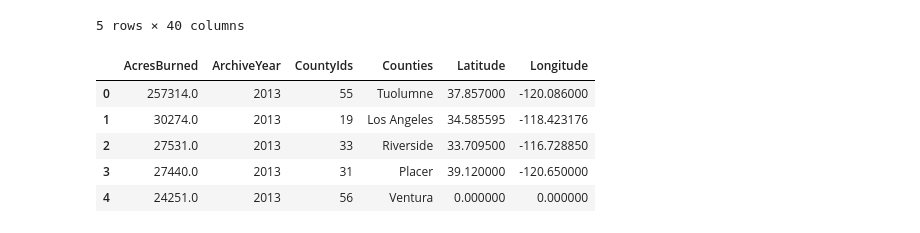
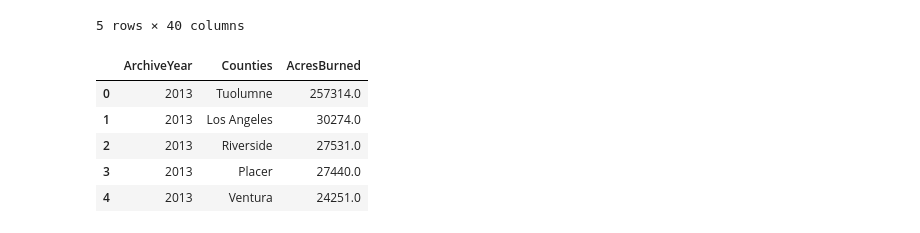
Before and after one commit to KeSavanh/Project_1, a Jupyter notebook: wildfire_analysis/WildFireAnalysis.ipynb, the cells around one changed output. Drawn from its saved outputs; the diff is of its cells as text; code cells hidden in the pictures.

```diff
--- a/wildfire_analysis/WildFireAnalysis.ipynb
+++ b/wildfire_analysis/WildFireAnalysis.ipynb
@@ -22,12 +22,12 @@ fire_data.head()
 | 4 | 24251.0 | False | Ventura County Fire/CAL FIRE | NaN | 2013 | True | /incidents/2013/5/2/springs-fire/ | ... |
 5 rows × 40 columns
 # %%
-wildfire_df = fire_data[['AcresBurned', 'ArchiveYear', 'CountyIds', 'Counties', 'Latitude', 'Longitude']]
+wildfire_df = fire_data[['ArchiveYear', 'Counties', 'AcresBurned']]
 wildfire_df.head()
 # %% [output]
-|  | AcresBurned | ArchiveYear | CountyIds | Counties | Latitude | Longitude |
-| 0 | 257314.0 | 2013 | 55 | Tuolumne | 37.857000 | -120.086000 |
-| 1 | 30274.0 | 2013 | 19 | Los Angeles | 34.585595 | -118.423176 |
-| 2 | 27531.0 | 2013 | 33 | Riverside | 33.709500 | -116.728850 |
-| 3 | 27440.0 | 2013 | 31 | Placer | 39.120000 | -120.650000 |
-| 4 | 24251.0 | 2013 | 56 | Ventura | 0.000000 | 0.000000 |
+|  | ArchiveYear | Counties | AcresBurned |
+| 0 | 2013 | Tuolumne | 257314.0 |
+| 1 | 2013 | Los Angeles | 30274.0 |
+| 2 | 2013 | Riverside | 27531.0 |
+| 3 | 2013 | Placer | 27440.0 |
+| 4 | 2013 | Ventura | 24251.0 |
```
Also changed, not shown: parts of 22 cells of this notebook, 9 other files.
